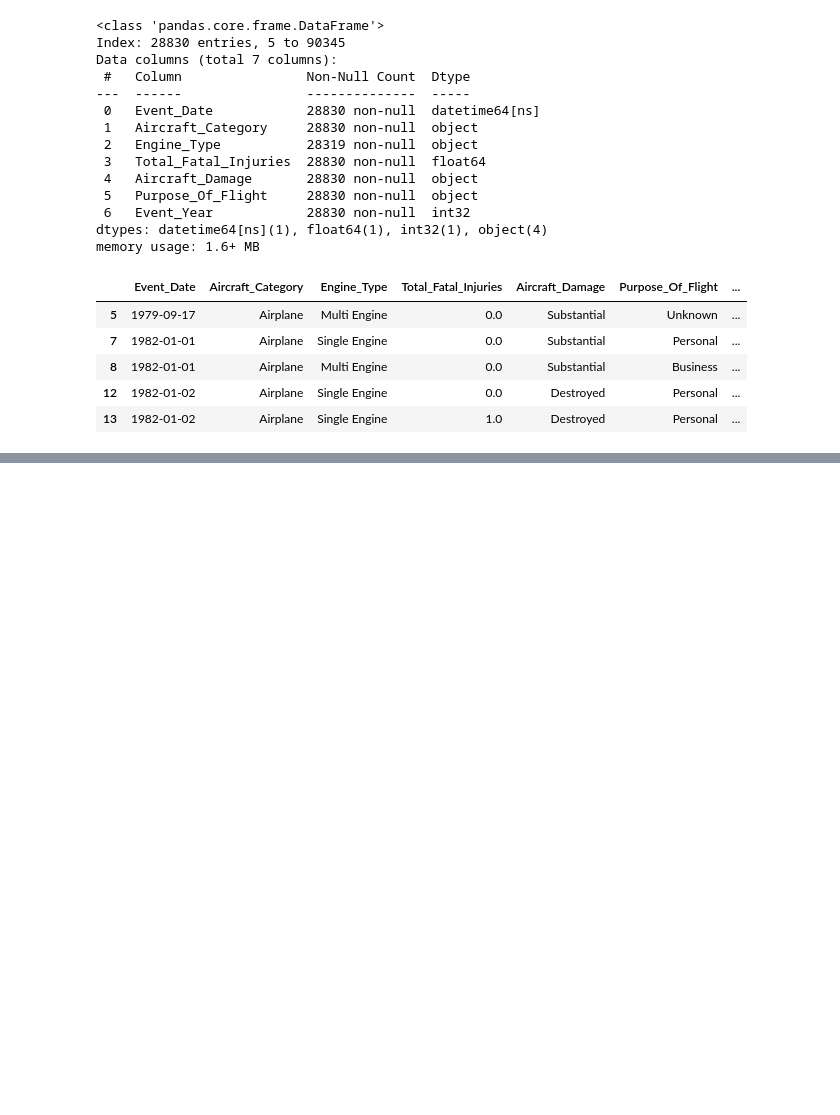
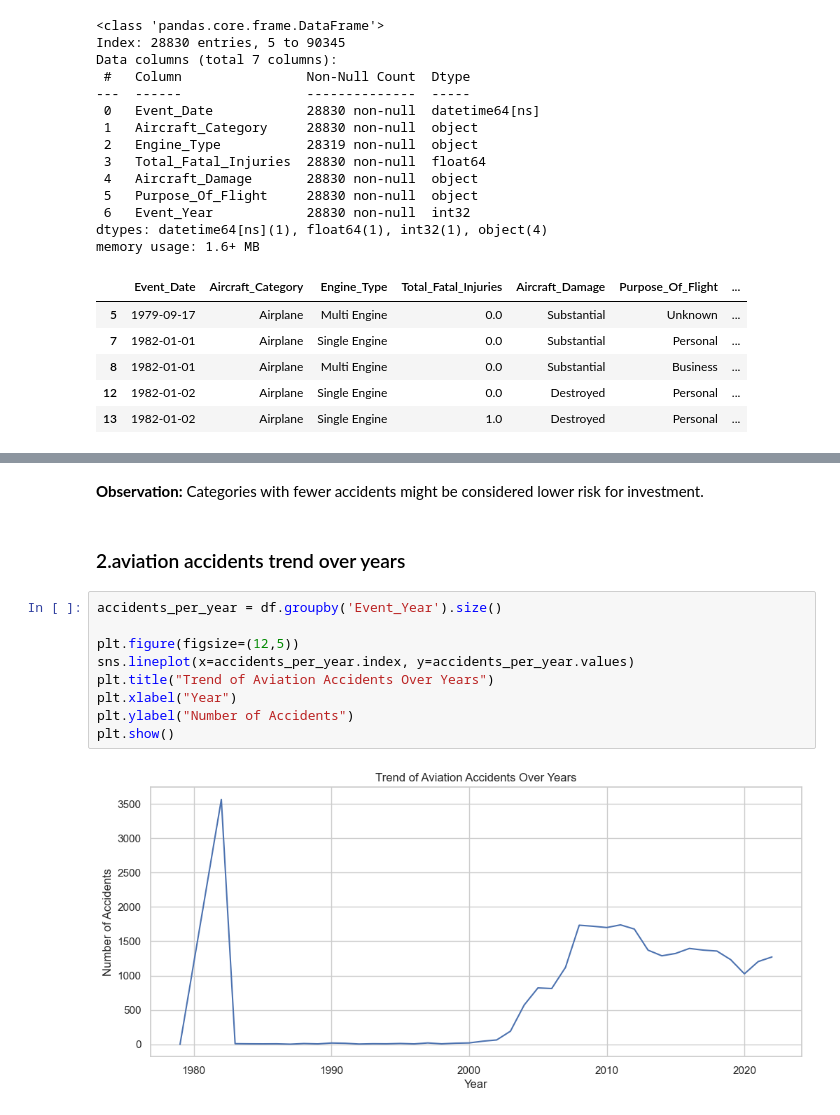
Before and after one commit to tonny001-rgb/dsc-phase-1-project-v3, a Jupyter notebook: data/student.ipynb, the cells around one changed output, grey strips where cells are left out. Drawn from its saved outputs; the diff is of its cells as text; blank space fills up the shorter version.

```diff
--- a/data/student.ipynb
+++ b/data/student.ipynb
@@ -265,0 +294,15 @@ memory usage: 1.6+ MB
+# %% [markdown]
+**Observation:** Categories with fewer accidents might be considered lower risk for investment.
+# %% [markdown]
+### 2.aviation accidents trend over years
+# %%
+accidents_per_year = df.groupby('Event_Year').size()
+
+plt.figure(figsize=(12,5))
+sns.lineplot(x=accidents_per_year.index, y=accidents_per_year.values)
+plt.title("Trend of Aviation Accidents Over Years")
+plt.xlabel("Year")
+plt.ylabel("Number of Accidents")
+plt.show()
+# %% [output]
+[figure, added]
```
Also changed, not shown: parts of 14 cells of this notebook.
